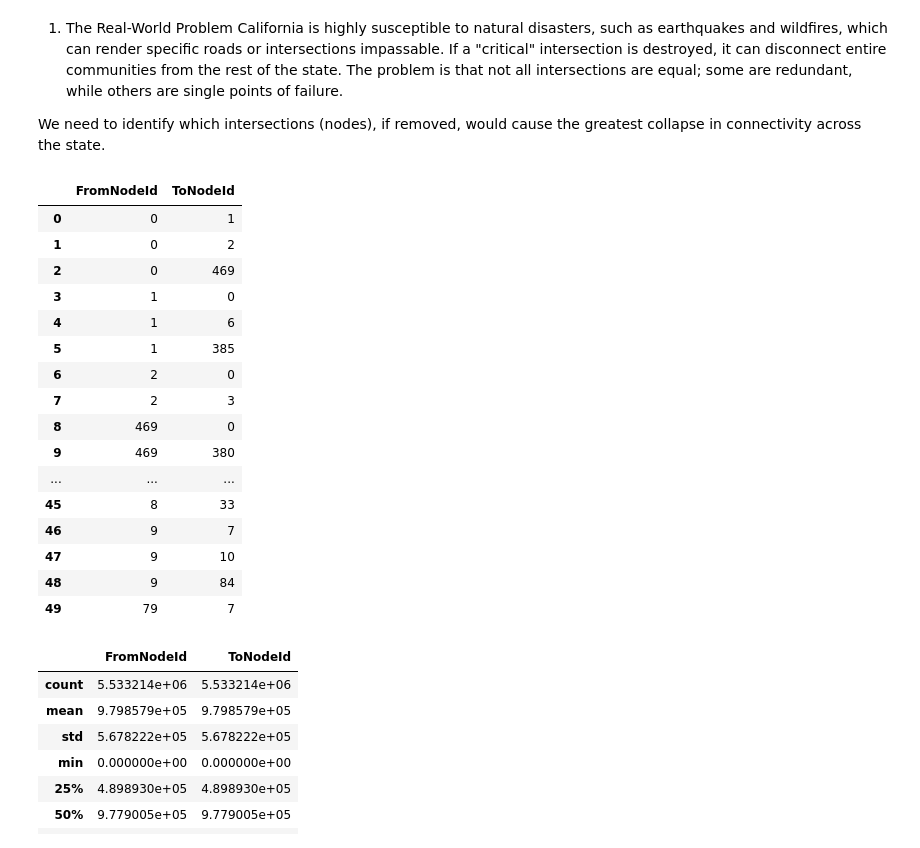
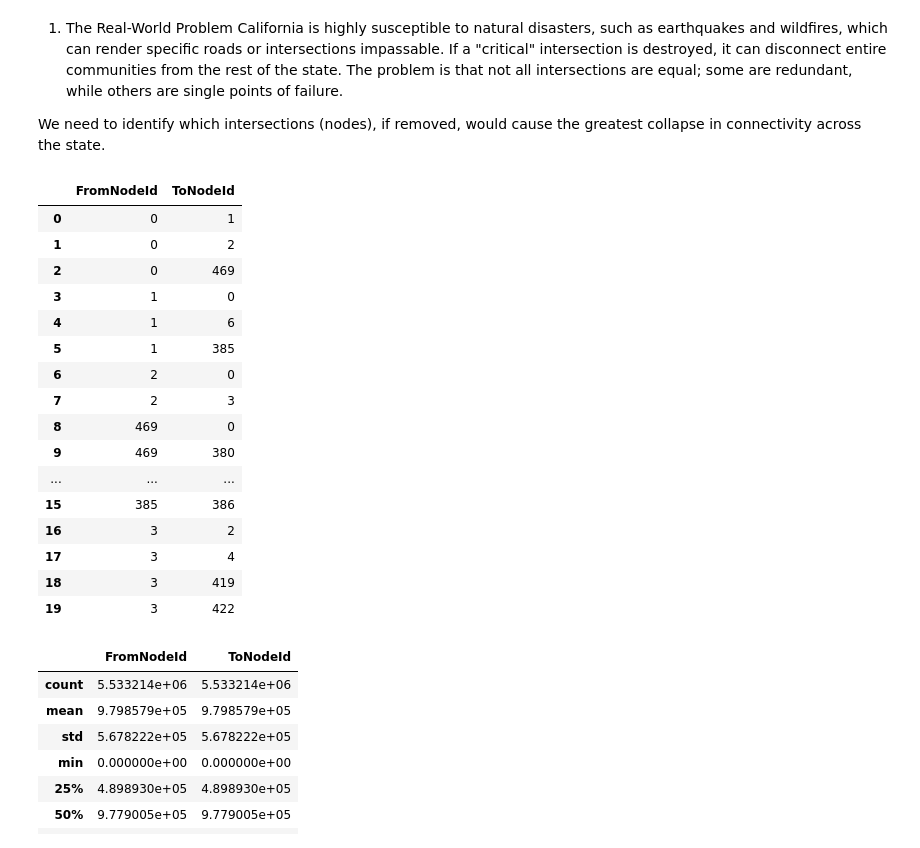
Before and after one commit to s26000006/EEX9236_LabTest_S26000006, a Jupyter notebook: 126102095_lab_test.ipynb, the cells around one changed output. Cells and saved outputs as stored; diff of their text form; code cells hidden in the pictures.

```diff
--- a/126102095_lab_test.ipynb
+++ b/126102095_lab_test.ipynb
@@ -12,25 +12,25 @@ import pandas as pd
 import numpy as np
 # %%
 dataset = pd.read_csv(f"roadNet-CA.csv")
-dataset.head(50)
+dataset.head(20)
 # %% [output]
 |  | FromNodeId | ToNodeId |
 | 0 | 0 | 1 |
 | 1 | 0 | 2 |
 | 2 | 0 | 469 |
 | 3 | 1 | 0 |
 | 4 | 1 | 6 |
 | 5 | 1 | 385 |
 | 6 | 2 | 0 |
 | 7 | 2 | 3 |
 | 8 | 469 | 0 |
 | 9 | 469 | 380 |
 | ... | ... | ... |
-| 45 | 8 | 33 |
-| 46 | 9 | 7 |
-| 47 | 9 | 10 |
-| 48 | 9 | 84 |
-| 49 | 79 | 7 |
+| 15 | 385 | 386 |
+| 16 | 3 | 2 |
+| 17 | 3 | 4 |
+| 18 | 3 | 419 |
+| 19 | 3 | 422 |
 # %%
 display(dataset.describe())
 # %% [output]
```
Also changed, not shown: parts of 6 cells of this notebook.
